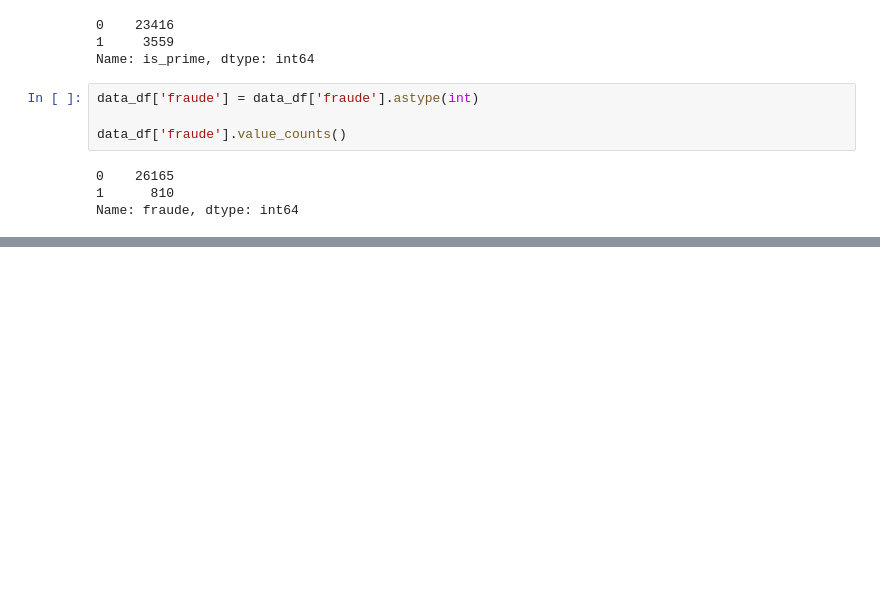
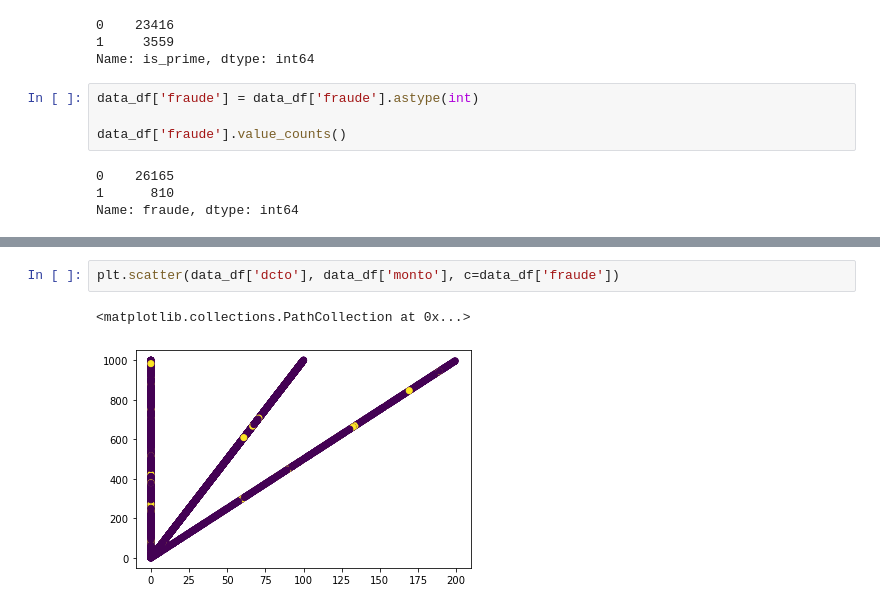
Before and after one commit to lucho8908/data_science_challenge, a Jupyter notebook: Data Analysis.ipynb, the cells around one changed output, grey strips where cells are left out. Saved outputs shown, nothing was run; the diff lists cells and outputs as text; blank space fills up the shorter version.

```diff
--- a/Data Analysis.ipynb
+++ b/Data Analysis.ipynb
@@ -277,0 +289,5 @@ Name: fraude, dtype: int64
+# %%
+plt.scatter(data_df['dcto'], data_df['monto'], c=data_df['fraude'])
+# %% [output]
+<matplotlib.collections.PathCollection at 0x...>
+[figure, added]
```
Also changed, not shown: parts of 3 cells of this notebook.
